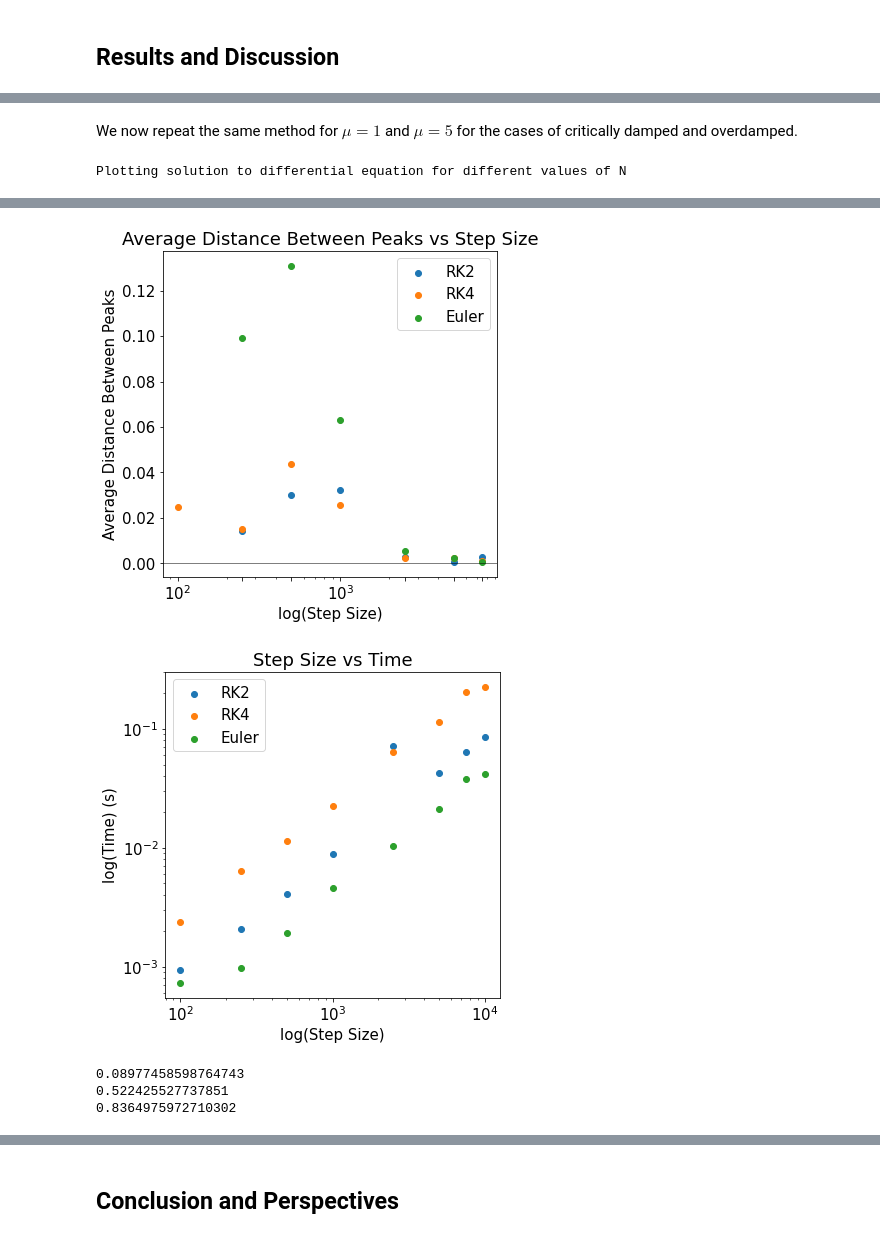
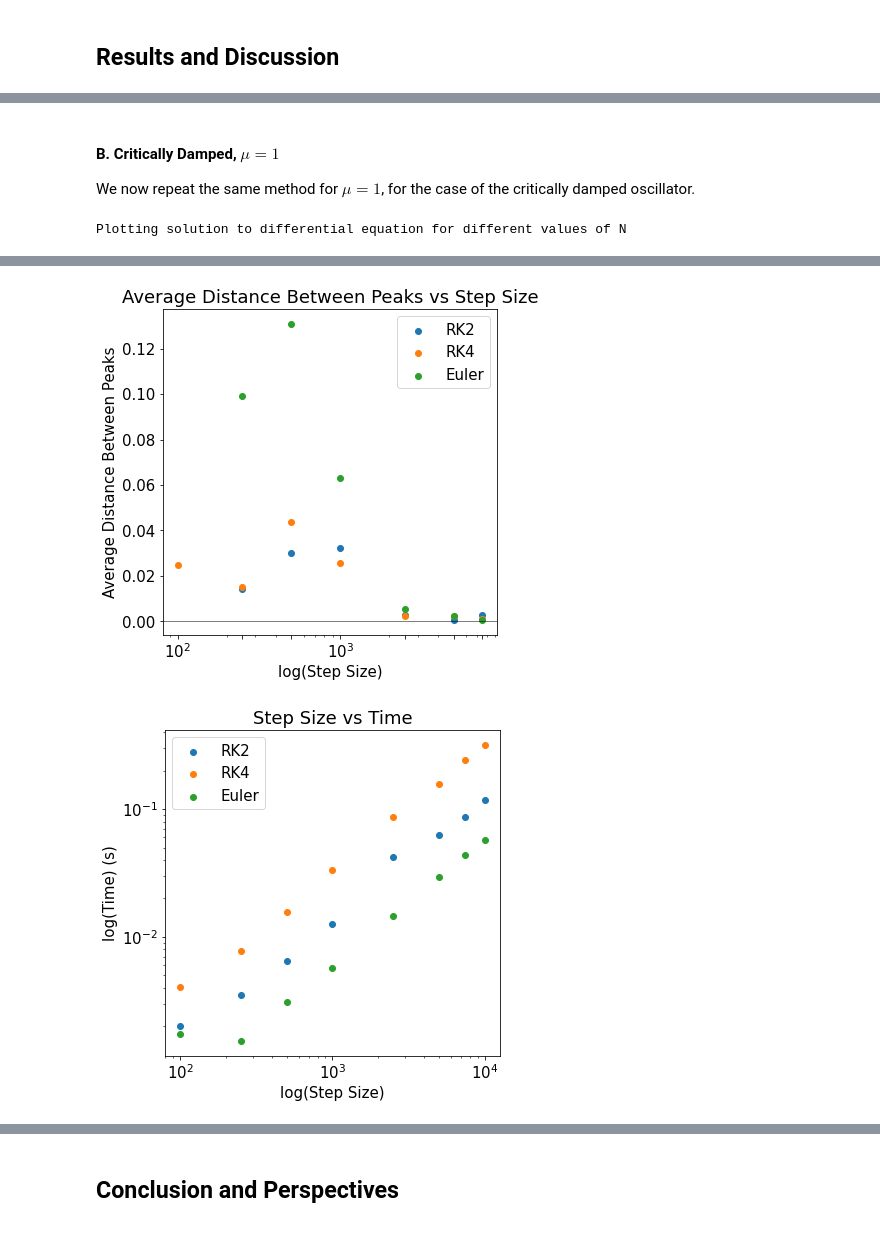
Before and after one commit to sawfords/PHY480_Final_Project, a Jupyter notebook: Sawford_ProjectNotebook.ipynb, the cells around one changed output, grey strips where cells are left out. Drawn from its saved outputs; the diff is of its cells as text; code cells hidden in the pictures.

```diff
--- a/Sawford_ProjectNotebook.ipynb
+++ b/Sawford_ProjectNotebook.ipynb
@@ -644,19 +589,27 @@ When plotting the time, I used a *log* scale to get a better visual on the time
 # %% [markdown]
-We now repeat the same method for $\mu = 1$ and $\mu = 5$ for the cases of critically damped and overdamped.
+#### B. Critically Damped, $\mu = 1$
+
+We now repeat the same method for $\mu = 1$, for the case of the critically damped oscillator.
 # %%
+# Increase text size on all figures
 plt.rcParams.update({'font.size': 15})
+
+# Figure and axis to plot solutions
 fig,ax = plt.subplots(4,2)
 fig.set_size_inches(25,30)
 fig.suptitle("Solution to Differential Current for Different Step Sizes")
 fig.tight_layout(pad = 3)
 
+# Figure, axis to plot accuracy
 fig1,ax1 = plt.subplots(1)
 fig1.set_size_inches(6,6)
 
+# Figure to plot speed
 fig2, ax2 = plt.subplots(1)
 fig2.set_size_inches(6,6)
 
-rk2_avg, rk4_avg, euler_avg = putting_it_together(1, ax, ax1, ax2)
+# Run numerical methods and plot all variables needed
+putting_it_together(1, ax, ax1, ax2)
 # %% [output]
 Plotting solution to differential equation for different values of N
 Plotting average difference between the same peaks of two different step sizes
@@ -678,17 +616,4 @@ Plotting average difference between the same peaks of two different step sizes
 Plotting speed of each numerical method
 [figure]
 [figure]
-[figure, old version]
+[figure, new version]
-# %%
-zero = np.zeros(len(rk4_avg[0]))
-# print(zero)
-t, p = stats.ttest_ind(rk2_avg[0], zero, equal_var = True)
-print(p)
-t, p = stats.ttest_ind(rk4_avg[0], zero, equal_var = True)
-print(p)
-t, p = stats.ttest_ind(euler_avg[0], zero, equal_var = True)
-print(p)
-# %% [output]
-0.08977458598764743
-0.522425527737851
-0.8364975972710302
```
Also changed, not shown: parts of 39 cells of this notebook, 1 other file.
